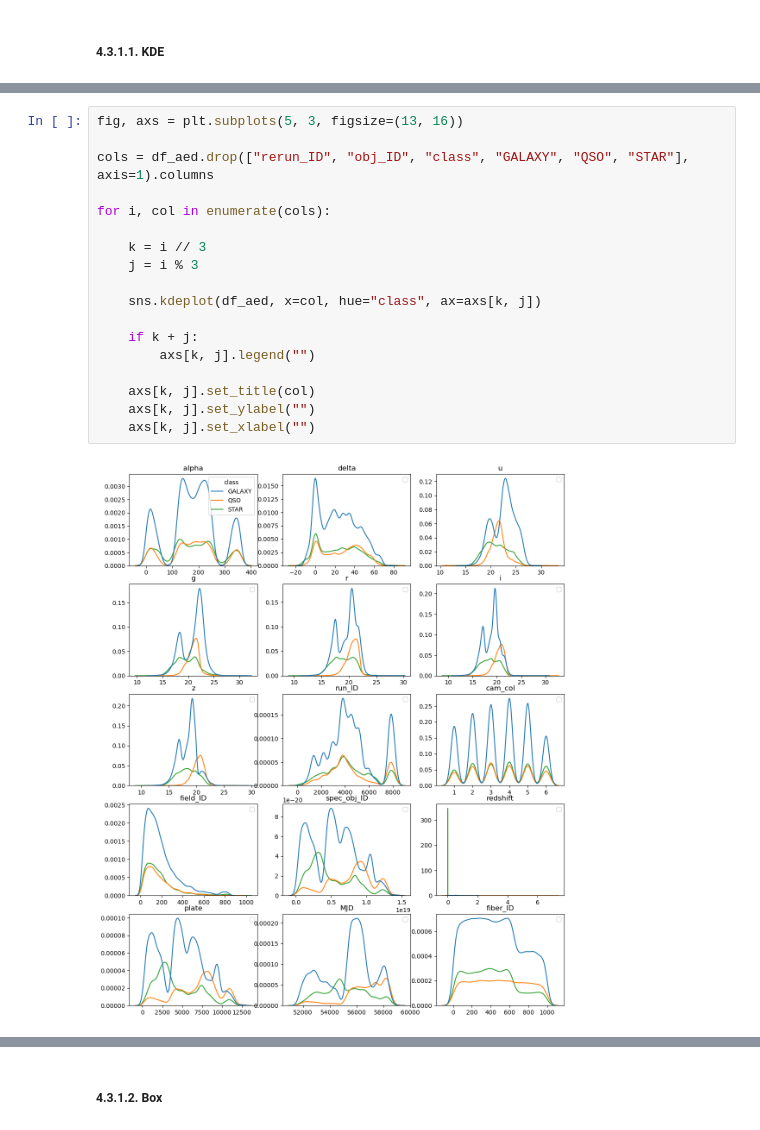
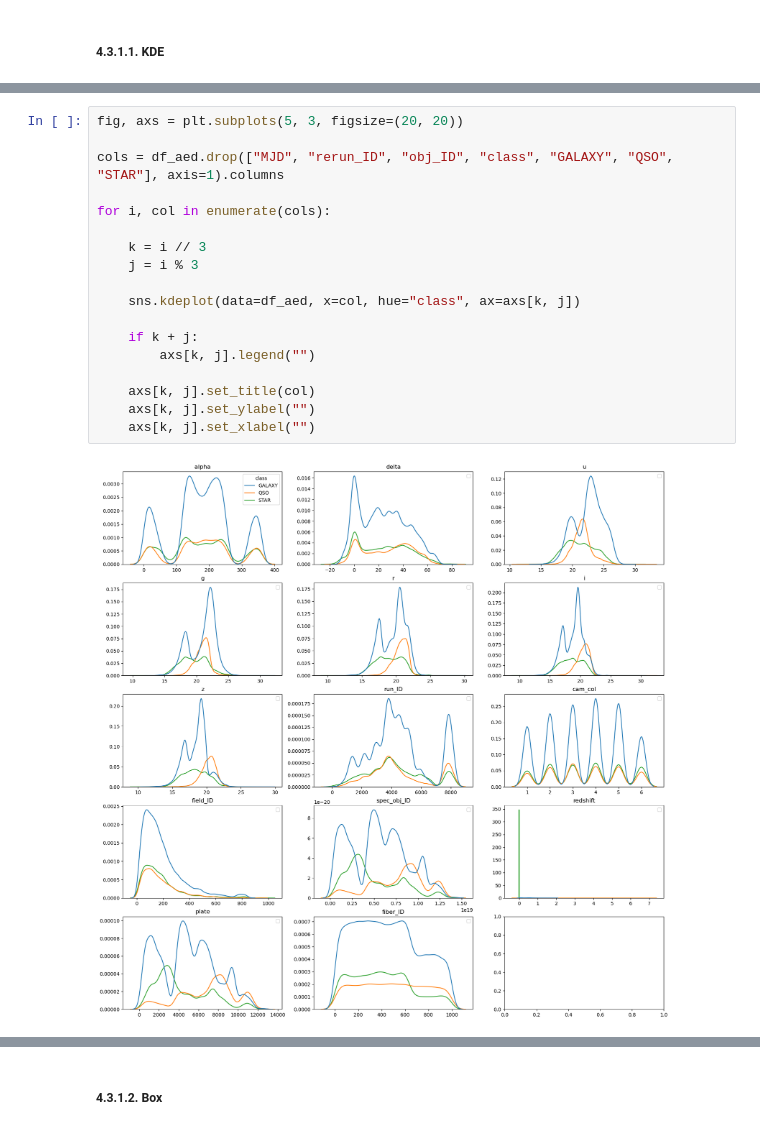
Before and after one commit to saulorcj/disciplina-aprendizado-maquina, a Jupyter notebook: stellar.ipynb, the cells around one changed output, grey strips where cells are left out. Drawn from its saved outputs; the diff is of its cells as text.

Commit message:
teste rede neural e remove MJD from plots

```diff
--- a/stellar.ipynb
+++ b/stellar.ipynb
@@ -195,20 +229,20 @@ plt.show()
 # %%
-fig, axs = plt.subplots(5, 3, figsize=(13, 16))
+fig, axs = plt.subplots(5, 3, figsize=(20, 20))
 
-cols = df_aed.drop(["rerun_ID", "obj_ID", "class", "GALAXY", "QSO", "STAR"], axis=1).columns
+cols = df_aed.drop(["MJD", "rerun_ID", "obj_ID", "class", "GALAXY", "QSO", "STAR"], axis=1).columns
 
 for i, col in enumerate(cols):
 
     k = i // 3
     j = i % 3
 
-    sns.kdeplot(df_aed, x=col, hue="class", ax=axs[k, j])
+    sns.kdeplot(data=df_aed, x=col, hue="class", ax=axs[k, j])
 
     if k + j:
         axs[k, j].legend("")
 
     axs[k, j].set_title(col)
     axs[k, j].set_ylabel("")
     axs[k, j].set_xlabel("")
 # %% [output]
-[figure, old version]
+[figure, new version]
```
Also changed, not shown: parts of 14 cells of this notebook.
